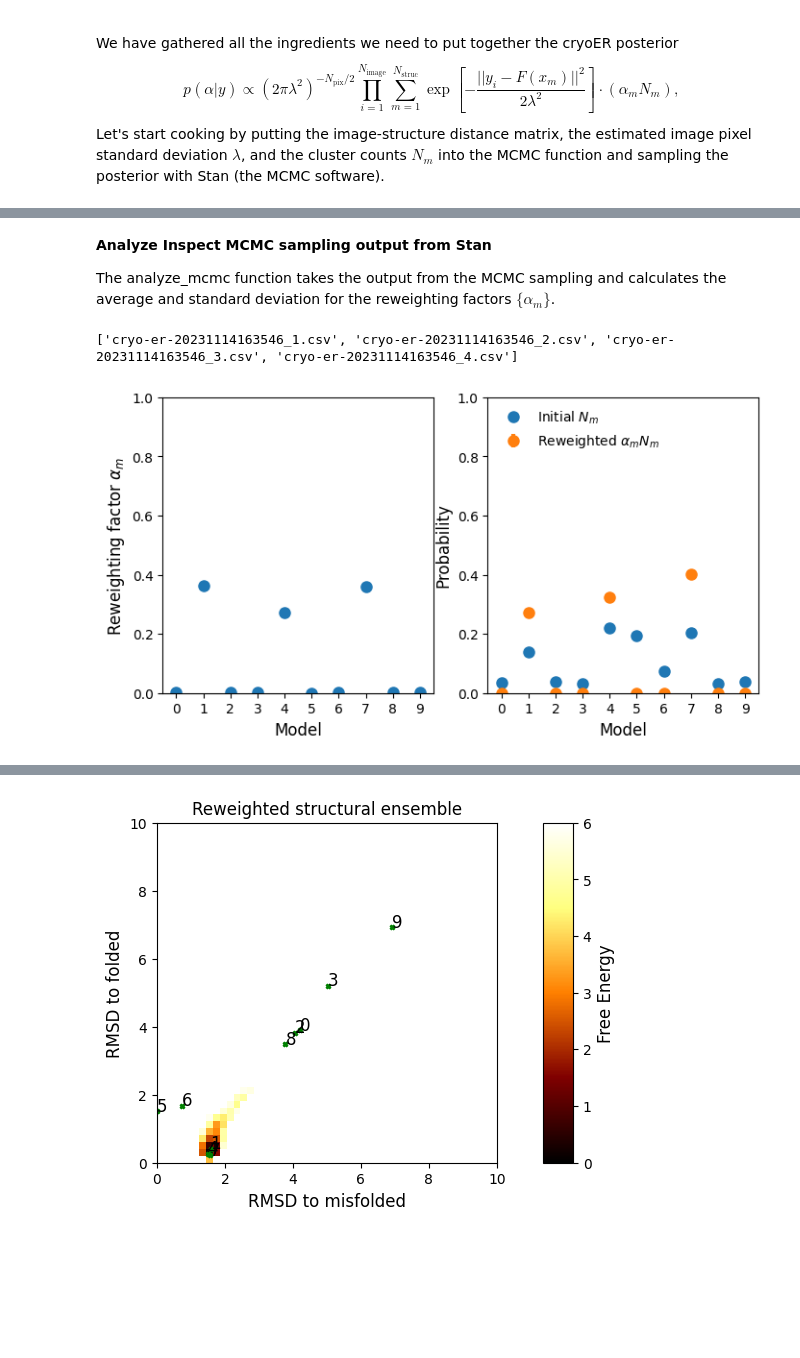
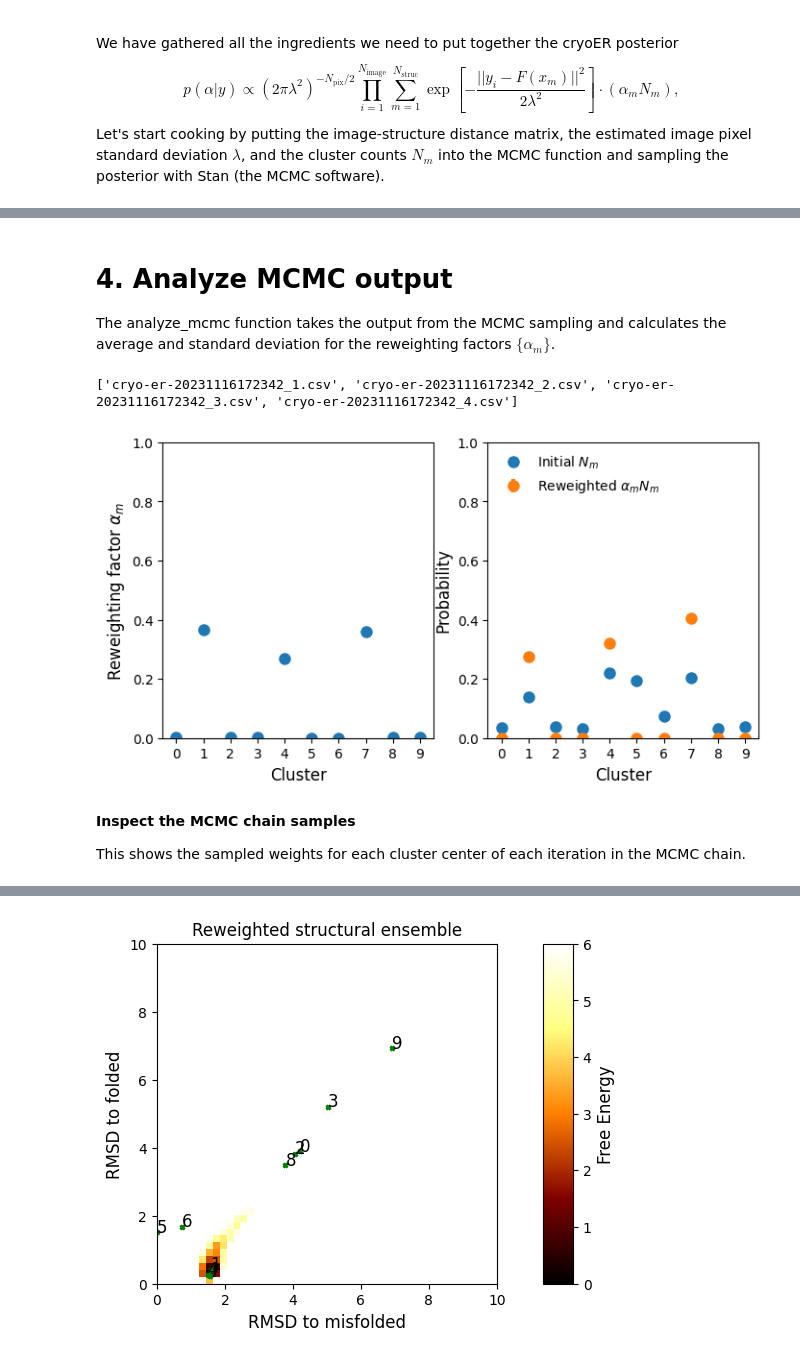
Before and after one commit to flatironinstitute/Ensemble-reweighting-using-Cryo-EM-particles, a Jupyter notebook: tutorial/example.ipynb, the cells around one changed output, grey strips where cells are left out. Drawn from its saved outputs; the diff is of its cells as text; code cells hidden in the pictures; blank space fills up the shorter version.

```diff
--- a/tutorial/example.ipynb
+++ b/tutorial/example.ipynb
@@ -557,7 +580,7 @@ Elapsed Time: 11.463 seconds (Warm-up)
 
 Done!
 # %% [markdown]
-**Analyze Inspect MCMC sampling output from Stan**
+# 4. Analyze MCMC output
 
 The analyze_mcmc function takes the output from the MCMC sampling and calculates the average and standard deviation for the reweighting factors $\{\alpha_m\}$.
 # %%
@@ -575,34 +598,38 @@ factor_std = factor_mean_std[:,1]
 M = len(factor_mean)
 
 fig = plt.figure(figsize=(8, 4), dpi=100)
 ax1 = fig.add_subplot(121)
 ax1.errorbar(np.arange(M), factor_mean, yerr=factor_std, fmt='o')
-ax1.set_xlabel("Model")
+ax1.set_xlabel("Cluster")
 ax1.set_ylabel(r"Reweighting factor $\alpha_m$")
 
 ax1.set_xticks(np.arange(0, M, 1))
 ax1.set_yticks(np.arange(0,1.01,0.2))
 ax1.set_xlim(-0.5, M-0.5)
 ax1.set_ylim(0, 1.0)
 
 # rewtprob_mean, rewtprob_std = np.loadtxt(output_directory+"reweighted_prob.txt", unpack=True)
 rewtprob_mean = rewtprob_mean_std[:,0]
 rewtprob_std = rewtprob_mean_std[:,1]
 ax2 = fig.add_subplot(122)
 ax2.plot(np.arange(M), Nm, 'o', label=r"Initial $N_m$")
 ax2.errorbar(np.arange(M), rewtprob_mean, yerr=rewtprob_std, fmt='o', label=r"Reweighted $\alpha_m N_m$")
-ax2.set_xlabel("Model")
+ax2.set_xlabel("Cluster")
 ax2.set_ylabel("Probability")
 ax2.legend(
     loc='upper left',
     frameon=False,
 )
 ax2.set_xticks(np.arange(0, M, 1))
 ax2.set_yticks(np.arange(0,1.01,0.2))
 ax2.set_xlim(-0.5, M-0.5)
 ax2.set_ylim(0, 1.0)
 
 plt.show()
 # %% [output]
-['cryo-er-20231114163546_1.csv', 'cryo-er-20231114163546_2.csv', 'cryo-er-20231114163546_3.csv', 'cryo-er-20231114163546_4.csv']
+['cryo-er-20231116172342_1.csv', 'cryo-er-20231116172342_2.csv', 'cryo-er-20231116172342_3.csv', 'cryo-er-20231116172342_4.csv']
-[figure, old version]
+[figure, new version]
+# %% [markdown]
+**Inspect the MCMC chain samples**
+
+This shows the sampled weights for each cluster center of each iteration in the MCMC chain.
```
Also changed, not shown: parts of 13 cells of this notebook, 1 other file.
